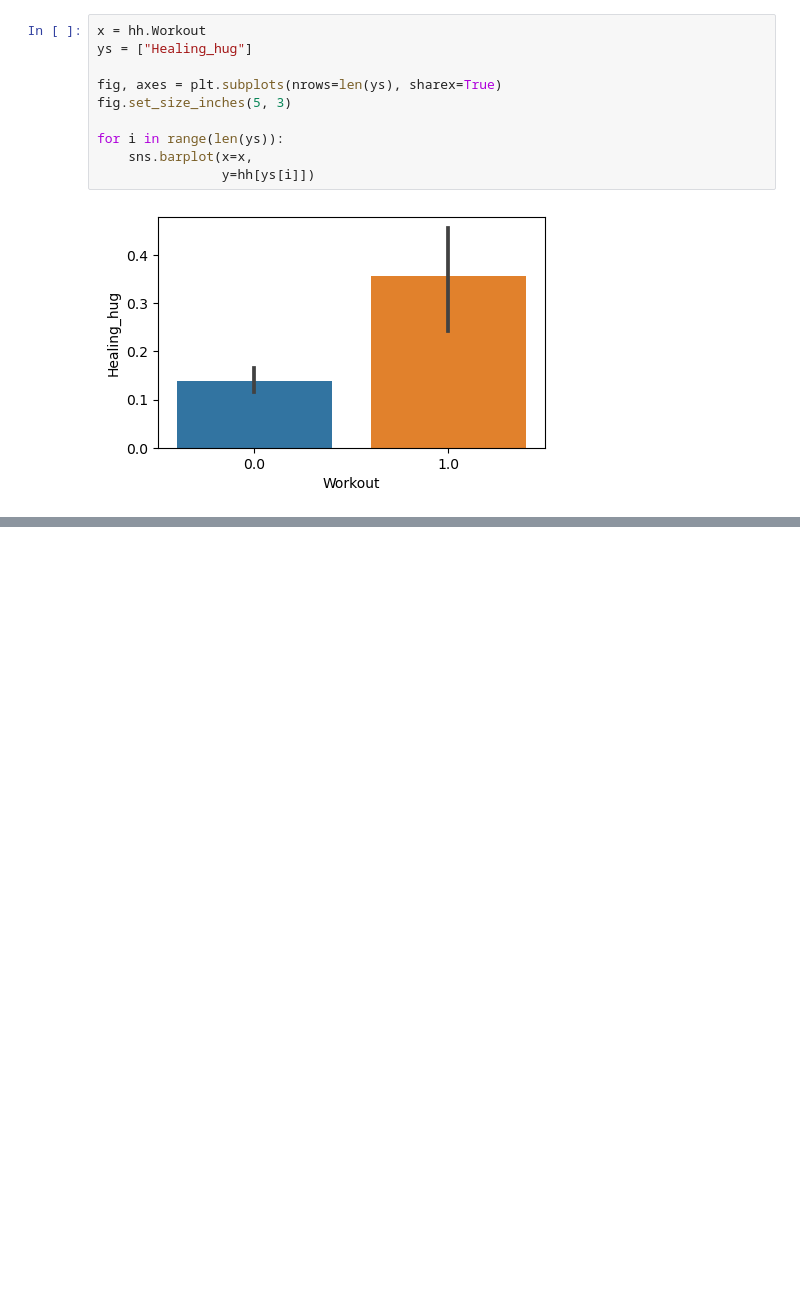
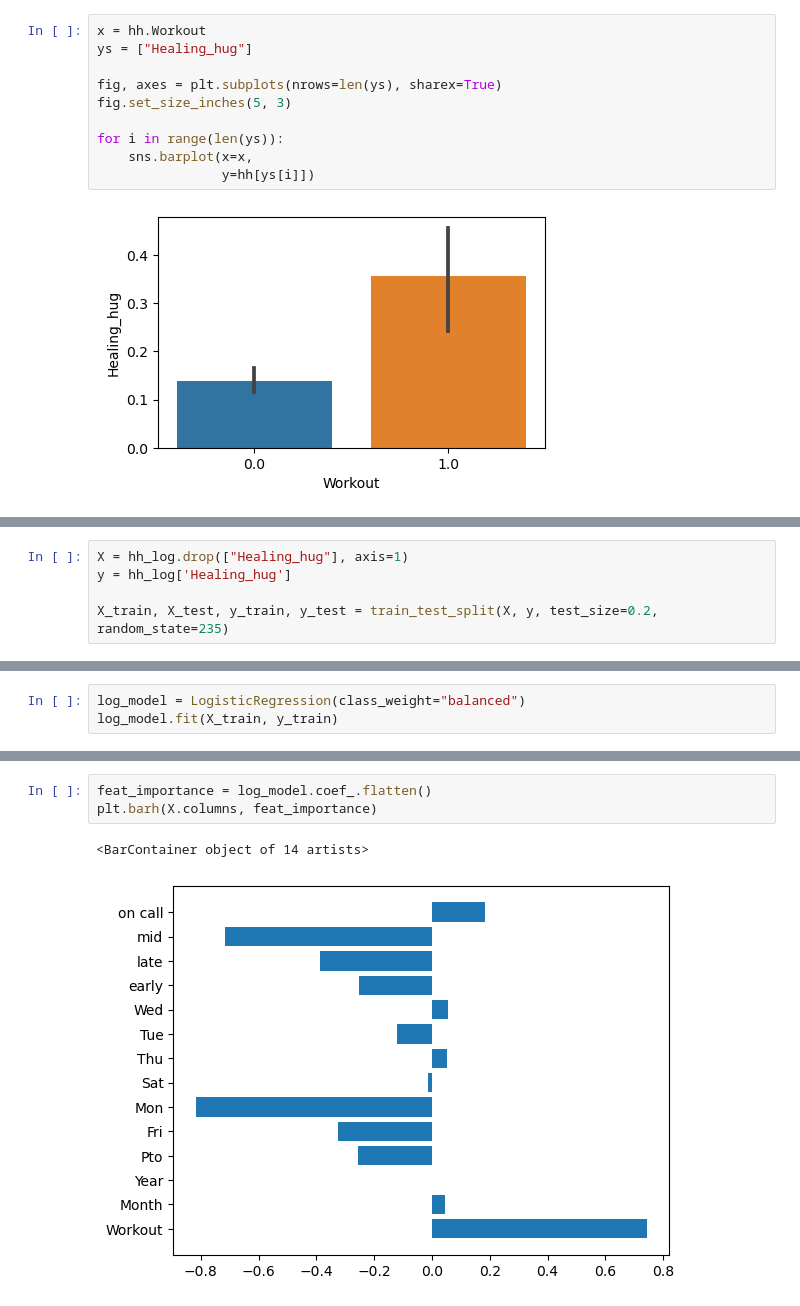
Before and after one commit to oto235/Jason-Schwarz-Data-Science-Portfolio, a Jupyter notebook: main.ipynb, the cells around one changed output, grey strips where cells are left out. Saved outputs shown, nothing was run; the diff lists cells and outputs as text; blank space fills up the shorter version.

```diff
--- a/main.ipynb
+++ b/main.ipynb
@@ -149,0 +209,5 @@ for i in range(len(ys)):
+# %%
+X = hh_log.drop(["Healing_hug"], axis=1)
+y = hh_log['Healing_hug']
+
+X_train, X_test, y_train, y_test = train_test_split(X, y, test_size=0.2, random_state=235)
@@ -149,0 +216,3 @@ for i in range(len(ys)):
+# %%
+log_model = LogisticRegression(class_weight="balanced")
+log_model.fit(X_train, y_train)
@@ -149,0 +241,6 @@ for i in range(len(ys)):
+# %%
+feat_importance = log_model.coef_.flatten()
+plt.barh(X.columns, feat_importance)
+# %% [output]
+<BarContainer object of 14 artists>
+[figure, added]
```
Also changed, not shown: parts of 27 cells of this notebook.
